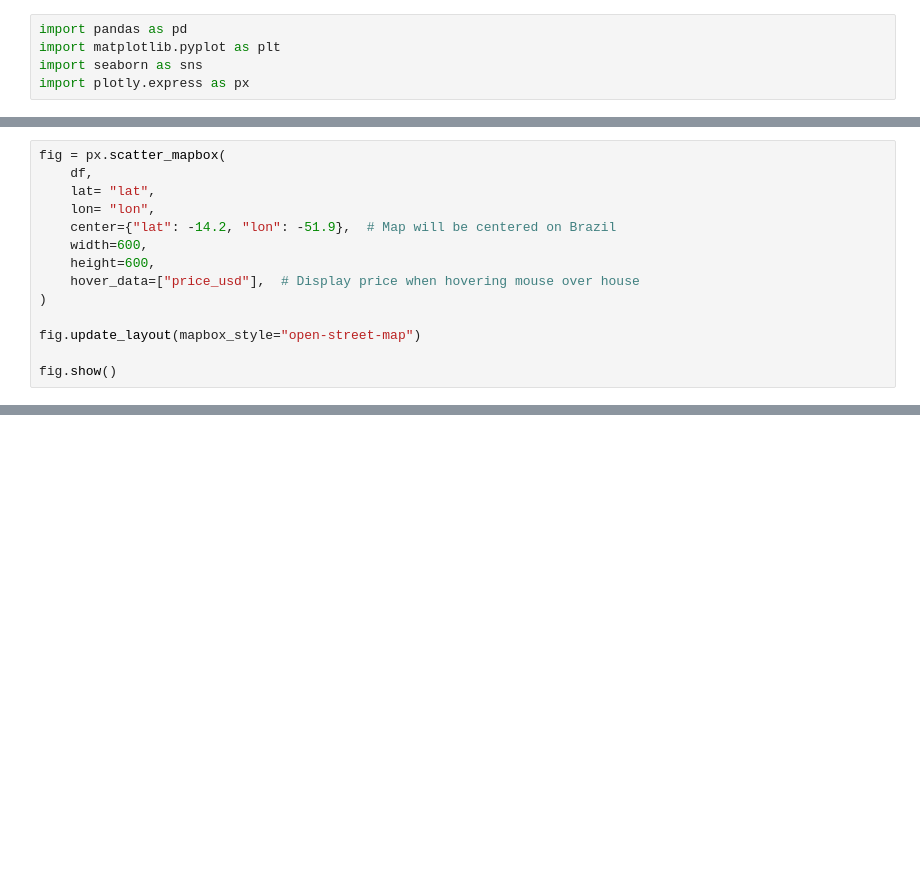
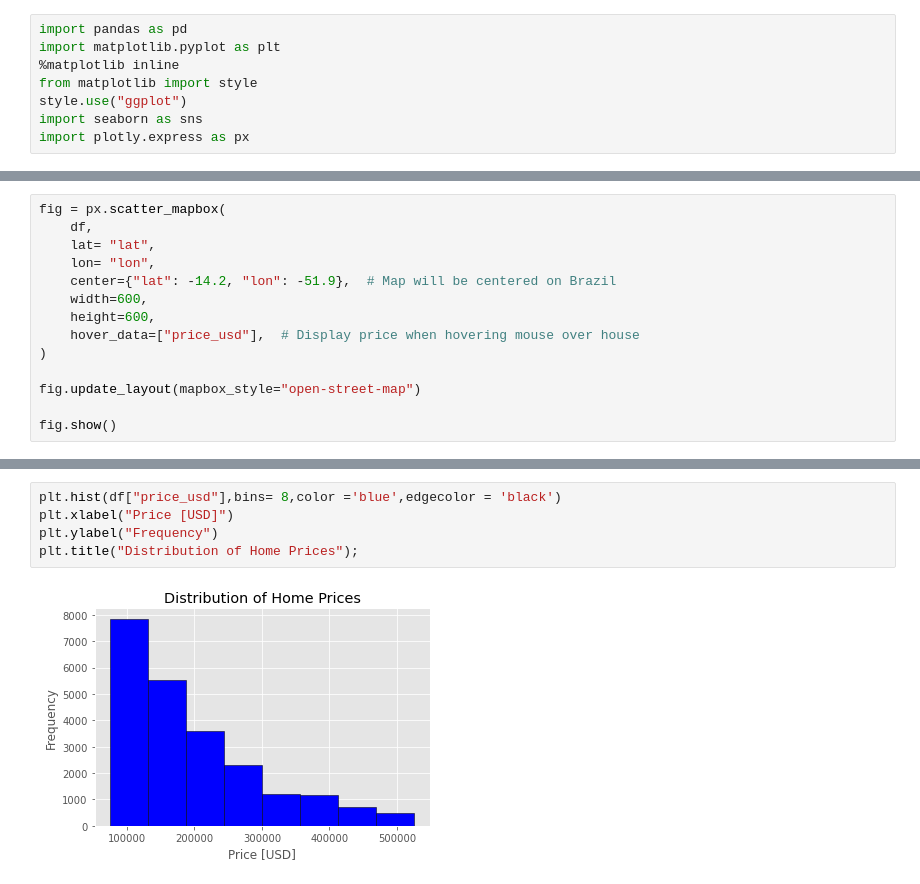
Before and after one commit to Harriet-ngomo/Real-estate-analysis-mexico-brazil, a Jupyter notebook: index.ipynb, the cells around one changed output, grey strips where cells are left out. Cells and saved outputs as stored; diff of their text form; blank space fills up the shorter version.

```diff
--- a/index.ipynb
+++ b/index.ipynb
@@ -10,6 +10,9 @@ We will also look at southern Brazil to see if there is a relationship between h
 # %%
 import pandas as pd
 import matplotlib.pyplot as plt
+%matplotlib inline
+from matplotlib import style
+style.use("ggplot")
 import seaborn as sns
 import plotly.express as px
 # %% [markdown]
@@ -319,0 +340,7 @@ fig.show()
+# %%
+plt.hist(df["price_usd"],bins= 8,color ='blue',edgecolor = 'black')
+plt.xlabel("Price [USD]")
+plt.ylabel("Frequency")
+plt.title("Distribution of Home Prices");
+# %% [output]
+[figure, added]
```
Also changed, not shown: parts of 18 cells of this notebook.
